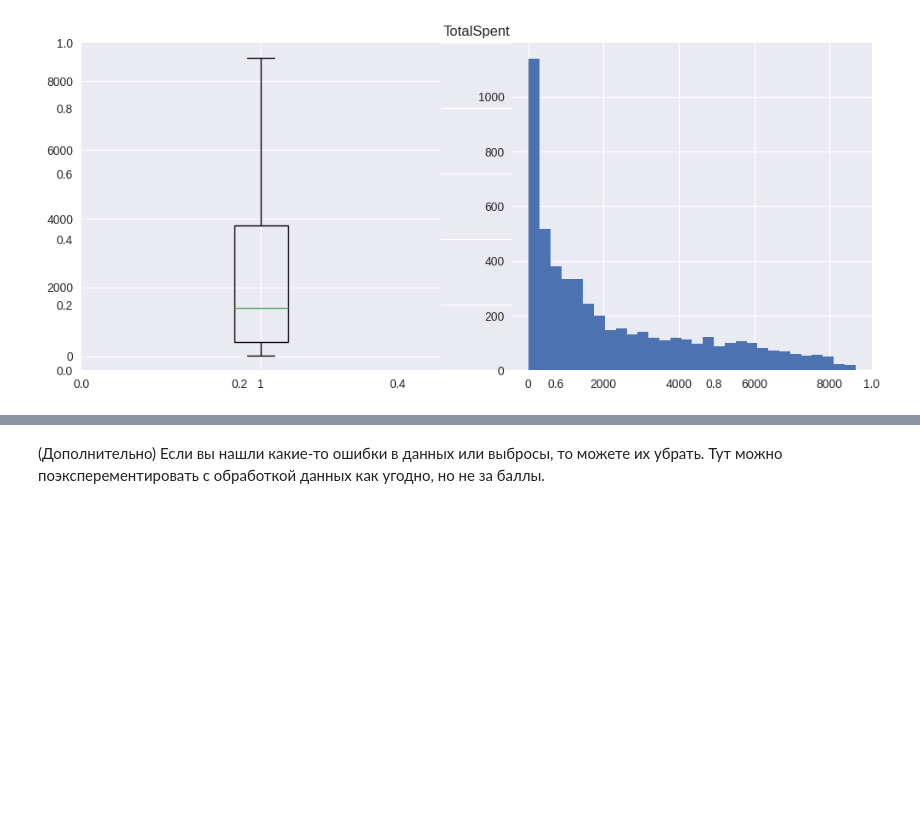
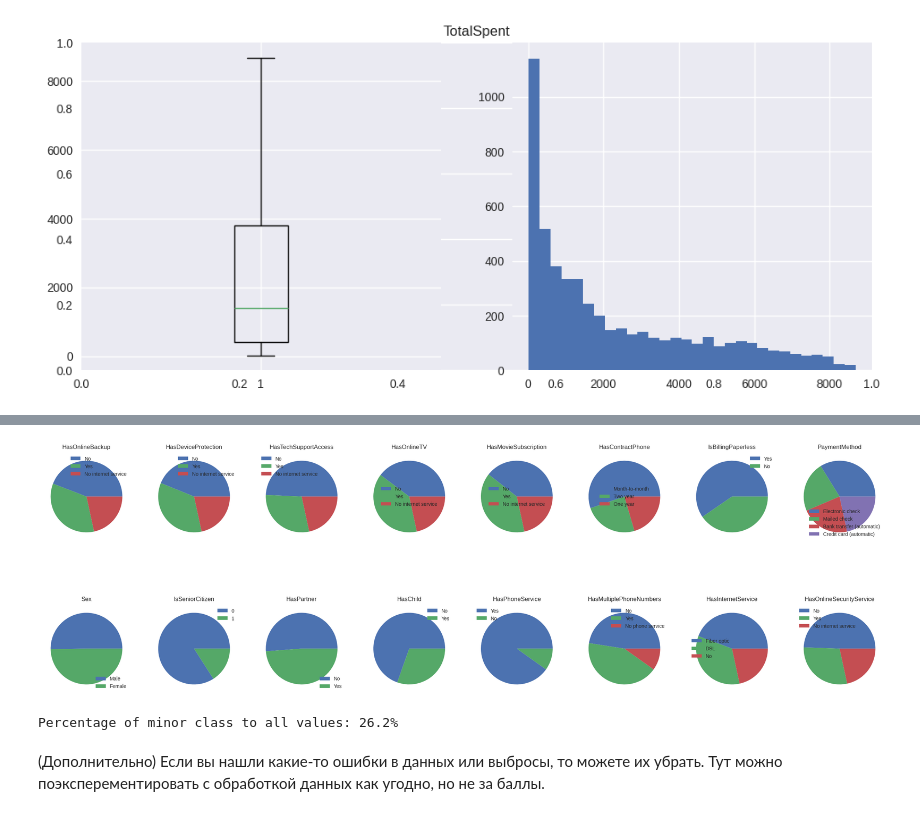
Before and after one commit to ruinaaimperii/ml-learning, a Jupyter notebook: week_03_composition_model_selection/Homework/hw_3_kaggle.ipynb, the cells around one changed output, grey strips where cells are left out. Cells and saved outputs as stored; diff of their text form; code cells hidden in the pictures; blank space fills up the shorter version.

```diff
--- a/week_03_composition_model_selection/Homework/hw_3_kaggle.ipynb
+++ b/week_03_composition_model_selection/Homework/hw_3_kaggle.ipynb
@@ -271,0 +262,21 @@ dtype: int64
+# %%
+# теперь категориальные, там удалять много придется
+plt.figure(figsize=(15*2, 5*4))
+
+cnt = 1
+for feature in cat_cols[:8]:
+  plt.subplot(int(f'18{cnt}'))
+  plt.title(feature)
+  plt.pie(data[feature].value_counts())
+  plt.legend(data[feature].value_counts().keys())
+  cnt += 1
+
+cnt = 1
+for feature in cat_cols[8:]:
+  plt.subplot(int(f'28{cnt}'))
+  plt.title(feature)
+  plt.pie(data[feature].value_counts())
+  plt.legend(data[feature].value_counts().keys())
+  cnt += 1
+# %% [output]
+[figure, added]
@@ -272,2 +286,11 @@ dtype: int64
+# %%
+# теперь посмотрим на целевую переменную
+
+percentage = data[target_col].value_counts()[1] / sum(data[target_col].value_counts())
+print(f'Percentage of minor class to all values: {round(percentage * 100, 1)}%')
+
+# минорный класс представляет четверть от всех значений, это средняя несбалансированность, навряд ли вызовет проблемы
+# %% [output]
+Percentage of minor class to all values: 26.2%
 # %% [markdown]
 (Дополнительно) Если вы нашли какие-то ошибки в данных или выбросы, то можете их убрать. Тут можно поэксперементировать с обработкой данных как угодно, но не за баллы.
```
Also changed, not shown: parts of 28 cells of this notebook.
